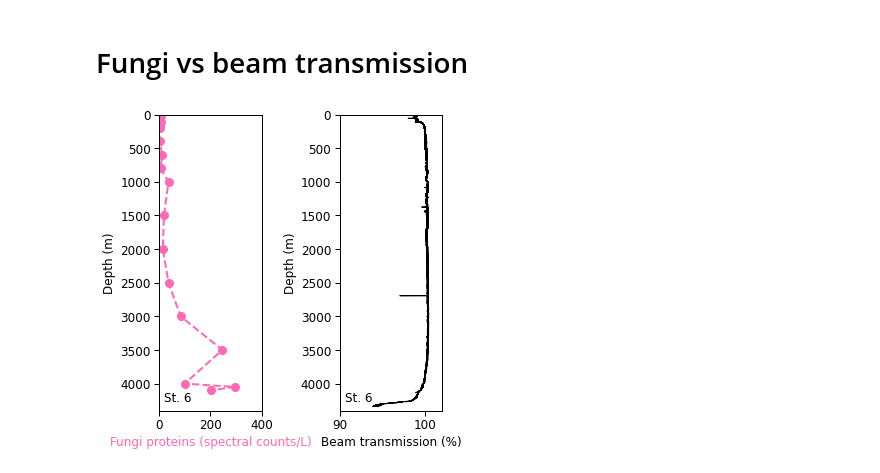
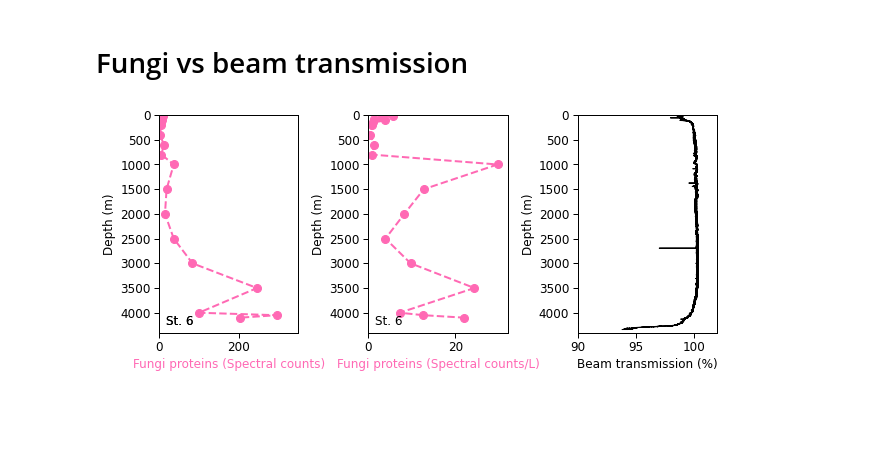
Before and after one commit to cnatalie/BATS, a Jupyter notebook: profiles.ipynb, the cells around one changed output. Cells and saved outputs as stored; diff of their text form; code cells hidden in the pictures; blank space fills up the shorter version.

```diff
--- a/profiles.ipynb
+++ b/profiles.ipynb
@@ -951,8 +951,8 @@ fix = subset.dropna()
 fig = plt.figure(figsize=(4,4))
 ax1 = fig.add_subplot(111)
 
-y = fix['Transcripts(copiesL)']
-x = fix['Pigments(ng/kg)']
+y = np.log2(fix['Transcripts(copiesL)']+1)
+x = np.log2(fix['Pigments(ng/kg)']+1)
 
 #Change look of plot
 x1_color = 'black'
@@ -963,13 +963,13 @@ fig1 = ax1.plot(x, y, 'o', color=x1_color, linewidth=2, markersize=5, data=fix)
 
 #axes labels
 #ax1.set_xlabel('Depth (m)', fontsize=font_size)
-ax1.set_xlabel('Pigments (ng kg$^{-1}$)', color=x1_color, fontsize=font_size)
-ax1.set_ylabel('Transcripts (copies L$^{-1}$)', color=x1_color, fontsize=font_size)
+ax1.set_xlabel('log$_{2}$ pigments (ng kg$^{-1}$)', color=x1_color, fontsize=font_size)
+ax1.set_ylabel('log$_{2}$ transcripts (copies L$^{-1}$)', color=x1_color, fontsize=font_size)
 
 import scipy.stats
 m, b, r_value, p_value, std_err = scipy.stats.linregress(x, y)
 ax1.plot(x, m*x+b, '-', color='black', linewidth=0.5)
-ax1.annotate('r$^2$ = ' + str("{:.2f}".format(r_value**2)), xy=(600,4800000))
-ax1.annotate('y = ' + str("{:.0f}".format(m)) + 'x + ' + str("{:.0f}".format(b)), xy=(600,5200000))
+ax1.annotate('r$^2$ = ' + str("{:.2f}".format(r_value**2)), xy=(0,21.6))
+ax1.annotate('y = ' + str("{:.2f}".format(m)) + 'x + ' + str("{:.0f}".format(b)), xy=(0,22))
 fig.savefig('trans_pigment.eps', format='eps', bbox_inches = "tight")
 # %% [output]
@@ -978,14 +978,15 @@ fig.savefig('trans_pigment.eps', format='eps', bbox_inches = "tight")
 # Fungi vs beam transmission
 # %%
 ctd = ctd_st6
-df = pd.read_csv('fungiprofile.csv')
+df = pd.read_csv('fungiprofilecountsL.csv')
+df2 = pd.read_csv('fungiprofile.csv')
 
-fig = plt.figure(figsize=(5,5))
+fig = plt.figure(figsize=(10,4))
 font_size = 12
-ax1 = fig.add_subplot(121)
+ax1 = fig.add_subplot(131)
 
-y1 = df['Depth']
-x1 = df[' Fungi (spectral counts/L)']
+y1 = df2['Depth']
+x1 = df2[' Fungi (Spectral counts)']
 
 #main data colors
 x1_color = 'hotpink'
@@ -995,10 +996,10 @@ fig1, = ax1.plot( x1, y1, 'o--', color=x1_color, linewidth=2, markersize=8, data
 ax1.set_ylim([0,4400])
 ax1.invert_yaxis()
 #alter y axis
-ax1.set_xlim([0,400])
+ax1.set_xlim([0,350])
 #axes labels
 ax1.set_ylabel('Depth (m)', fontsize=font_size)
-ax1.set_xlabel('Fungi proteins (spectral counts/L)', color=x1_color, fontsize=font_size)
+ax1.set_xlabel('Fungi proteins (Spectral counts)', color=x1_color, fontsize=font_size)
 
 #axis location and details
 ax1.spines['bottom'].set_position(('outward', 0))
@@ -1010,41 +1011,73 @@ ax1.text(0.05, 0.02, 'St. 6',
         verticalalignment='bottom', horizontalalignment='left',
         transform=ax1.transAxes,
         color='black', fontsize=12)
 
-plt.savefig('Fungi_transmissometer.eps', format='eps', dpi=300, bbox_inches = 'tight')
+#plt.savefig('Fungi_transmissometer.eps', format='eps', dpi=300, bbox_inches = 'tight')
 
-#Beam
+#Spectral counts/L)
 font_size = 12
-ax2 = fig.add_subplot(122)
+ax2 = fig.add_subplot(132)
 
-y1 = ctd['DEPTH']
-x1 = ctd['CStarTr0']
+y1 = df['Depth']
+x1 = df[' Fungi (Spectral counts/L)']
 
 #main data colors
-x1_color = 'black'
+x1_color = 'hotpink'
 # plot
-fig1 = ax2.plot( x1, y1, '-', color=x1_color, linewidth=1, markersize=8, data=ctd, label='Beam transmission (%)')
+fig1, = ax2.plot( x1, y1, 'o--', color=x1_color, linewidth=2, markersize=8, data=df, label='Fungi proteins (spectral counts/L)')
 #alter y axis
 ax2.set_ylim([0,4400])
 ax2.invert_yaxis()
 #alter y axis
-ax2.set_xlim([90,102])
+ax2.set_xlim([0,32])
 #axes labels
 ax2.set_ylabel('Depth (m)', fontsize=font_size)
-ax2.set_xlabel('Beam transmission (%)', color=x1_color, fontsize=font_size)
+ax2.set_xlabel('Fungi proteins (Spectral counts/L)', color=x1_color, fontsize=font_size)
 
 #axis location and details
 ax2.spines['bottom'].set_position(('outward', 0))
 ax2.tick_params(axis='y', colors='black', labelsize=12)
 ax2.tick_params(axis='x', colors='black', labelsize=12)
 ax2.xaxis.set_ticks_position('bottom')
 ax2.xaxis.set_label_position('bottom')
 ax2.text(0.05, 0.02, 'St. 6',
         verticalalignment='bottom', horizontalalignment='left',
+        transform=ax1.transAxes,
+        color='black', fontsize=12)
+
+#Beam
+font_size = 12
+ax3 = fig.add_subplot(133)
+
+y1 = ctd['DEPTH']
+x1 = ctd['CStarTr0']
+
+#main data colors
+x1_color = 'black'
+# plot
+fig1 = ax3.plot( x1, y1, '-', color=x1_color, linewidth=1, markersize=8, data=ctd, label='Beam transmission (%)')
+#alter y axis
+ax3.set_ylim([0,4400])
+ax3.invert_yaxis()
+#alter y axis
+ax3.set_xlim([90,102])
+#axes labels
+ax3.set_ylabel('Depth (m)', fontsize=font_size)
+ax3.set_xlabel('Beam transmission (%)', color=x1_color, fontsize=font_size)
+
+#axis location and details
+ax3.spines['bottom'].set_position(('outward', 0))
+ax3.tick_params(axis='y', colors='black', labelsize=12)
+ax3.tick_params(axis='x', colors='black', labelsize=12)
+ax3.xaxis.set_ticks_position('bottom')
+ax3.xaxis.set_label_position('bottom')
+ax3.text(0.05, 0.02, 'St. 6',
+        verticalalignment='bottom', horizontalalignment='left',
         transform=ax2.transAxes,
         color='black', fontsize=12)
 
-plt.tight_layout()
+#plt.tight_layout()
+plt.subplots_adjust(left=None, bottom=None, right=None, top=None, wspace=0.5, hspace=None)
 plt.savefig('Fungi_transmissometer.eps', format='eps', dpi=300, bbox_inches = 'tight')
 # %% [output]
-[figure, old version]
+[figure, new version]
```
Also changed, not shown: parts of 4 cells of this notebook.
